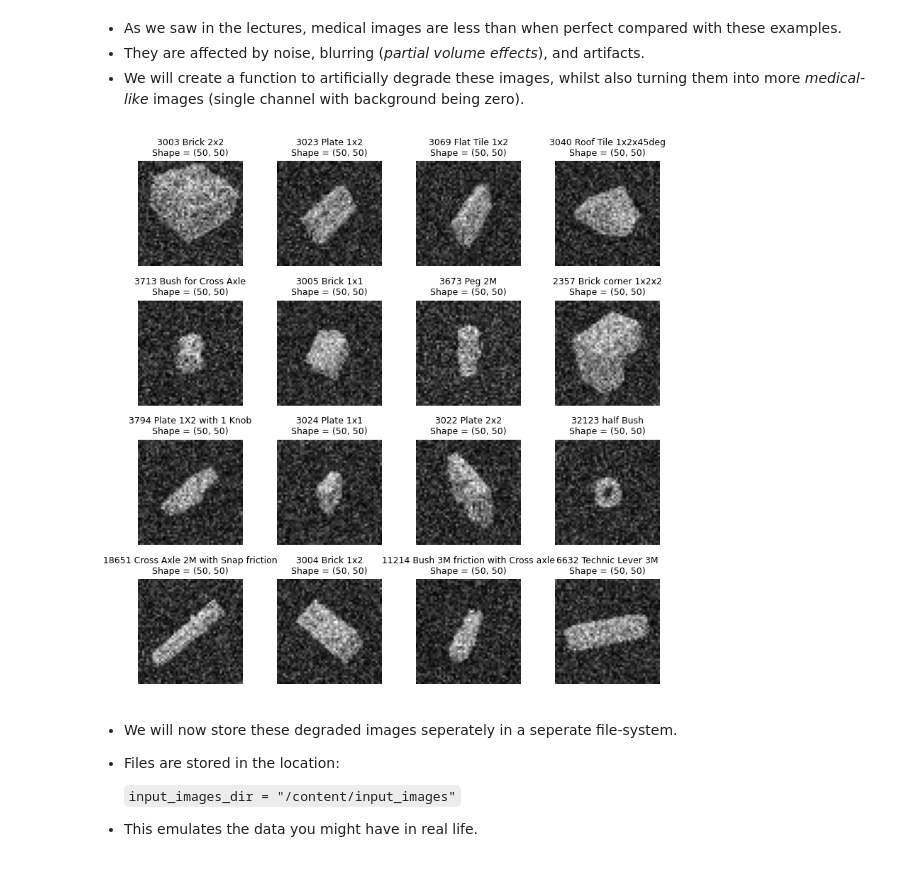
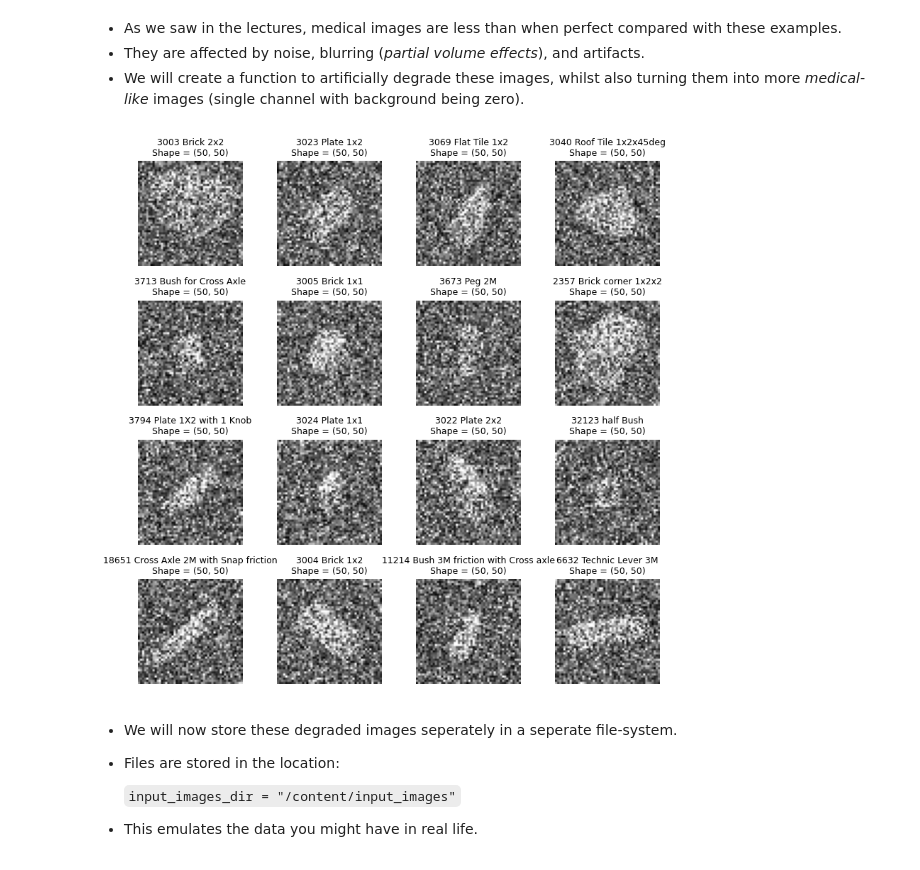
Before and after one commit to mdblackledge/theoryofimaging2, a Jupyter notebook: workshop/practical_exercises.ipynb, the cells around one changed output. Cells and saved outputs as stored; diff of their text form; code cells hidden in the pictures.

```diff
--- a/workshop/practical_exercises.ipynb
+++ b/workshop/practical_exercises.ipynb
@@ -118,7 +118,7 @@ from skimage.transform import resize
 
 # Global parameters for the experiments
 SHAPE = (50, 50)
-SNR = 7.0
+SNR = 3.0
 
 def degrade_lego_image(arr, snr = 30.0, shape = (50, 50)):
     """ Degrade the quality of an image of a Lego brick.
@@ -153,34 +153,34 @@ def degrade_lego_image(arr, snr = 30.0, shape = (50, 50)):
     sigma = 255.0 / snr
     arr_noisy = np.clip(np.sqrt((arr_bw + np.random.randn(*arr_bw.shape) * sigma) ** 2 +\
                                 (np.random.randn(*arr_bw.shape) * sigma) ** 2), 0, 255)
     return arr_noisy.astype("uint8")
 
 
 # Random seed
 np.random.seed(2026)
 
 f, ax = plt.subplots(4, 4, figsize = (8, 8))
 ax = ax.ravel()
 for i in range(16):
 
     # Randomly select a block type and image
     block_group_dir = clean_data_path + "/" + os.listdir(clean_data_path)[i]
     block_file = block_group_dir + "/" + np.random.choice(os.listdir(block_group_dir))
 
     # Degrade the image.
     arr = skimage.io.imread(block_file)
     arr_noisy = degrade_lego_image(arr, snr=SNR, shape=SHAPE)
 
     # Display
     ax[i].imshow(arr_noisy, cmap = "gray")
     ax[i].set_title(block_file.split("/")[-2] + "\n"\
                     + f"Shape = {arr_noisy.shape}", fontsize = 9.)
     ax[i].axis("off")
 
 plt.tight_layout()
 plt.show()
 # %% [output]
-[figure, old version]
+[figure, new version]
 # %% [markdown]
  - We will now store these degraded images seperately in a seperate file-system.
  - Files are stored in the location:
```
Also changed, not shown: parts of 6 cells of this notebook.
